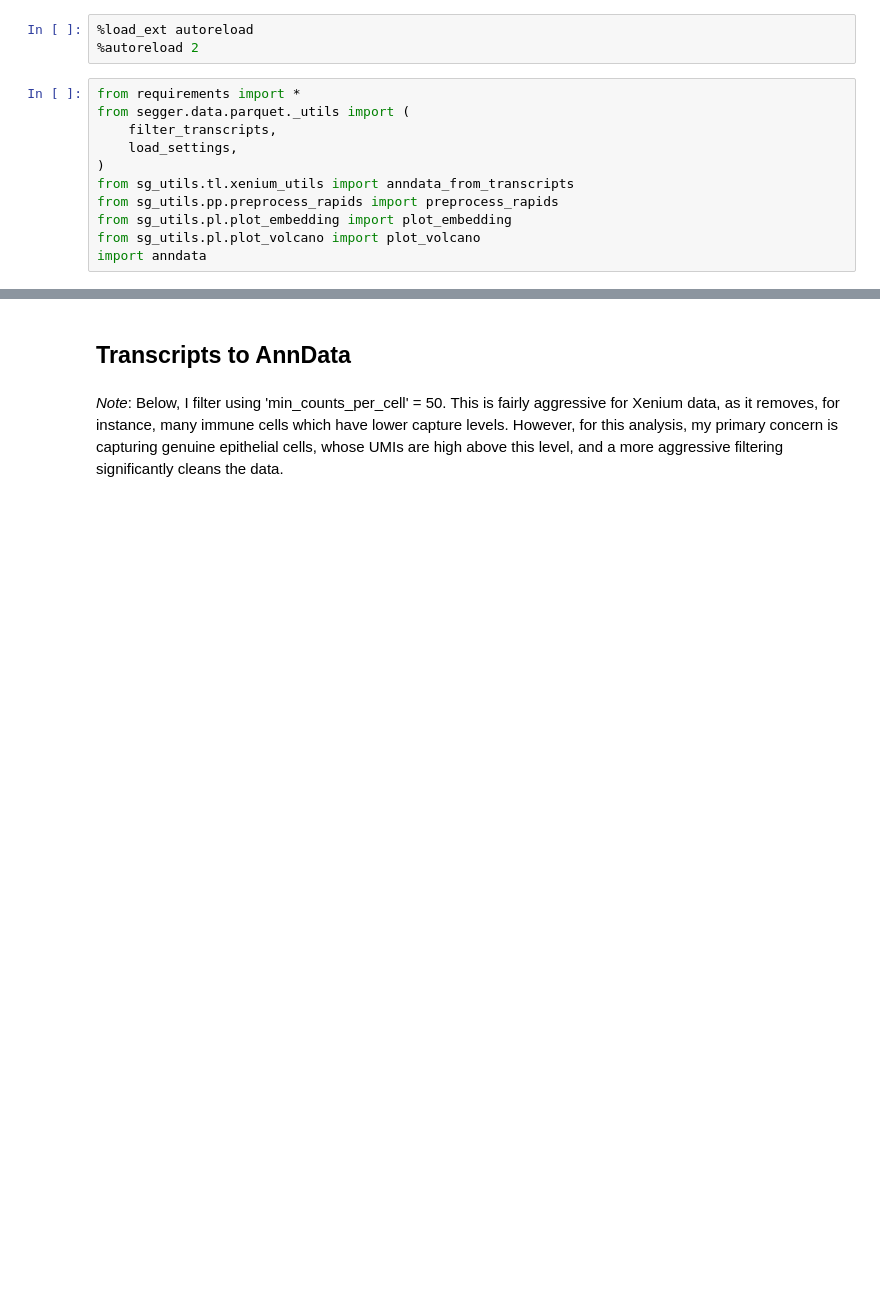
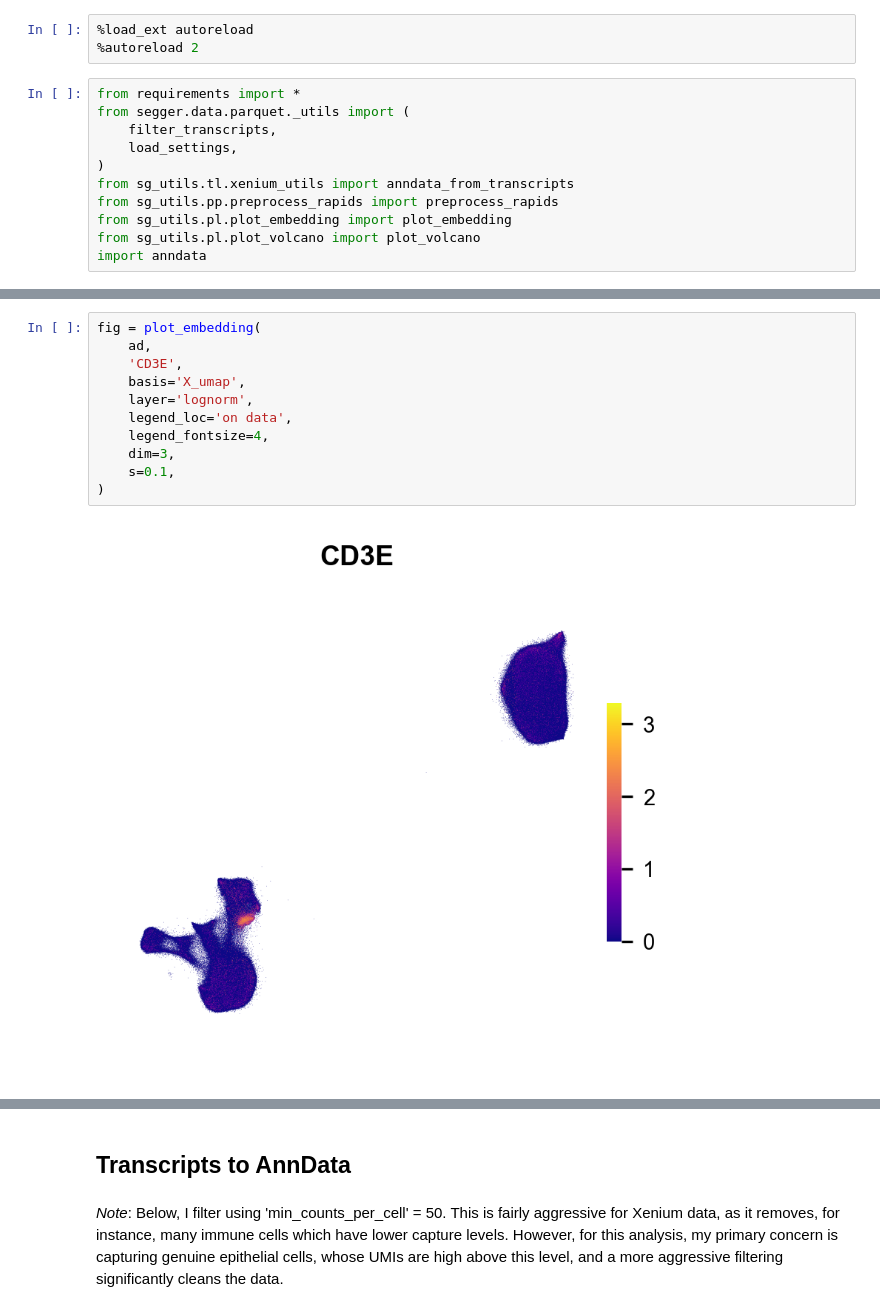
Before and after one commit to dpeerlab/segger-analysis, a Jupyter notebook: notebooks/figure_3g.ipynb, the cells around one changed output, grey strips where cells are left out. Saved outputs shown, nothing was run; the diff lists cells and outputs as text; blank space fills up the shorter version.

```diff
--- a/notebooks/figure_3g.ipynb
+++ b/notebooks/figure_3g.ipynb
@@ -16,0 +74,13 @@ import anndata
+# %%
+fig = plot_embedding(
+    ad,
+    'CD3E',
+    basis='X_umap',
+    layer='lognorm',
+    legend_loc='on data',
+    legend_fontsize=4,
+    dim=3,
+    s=0.1,
+)
+# %% [output]
+[figure, added]
```
Also changed, not shown: parts of 16 cells of this notebook, 27 other files.
